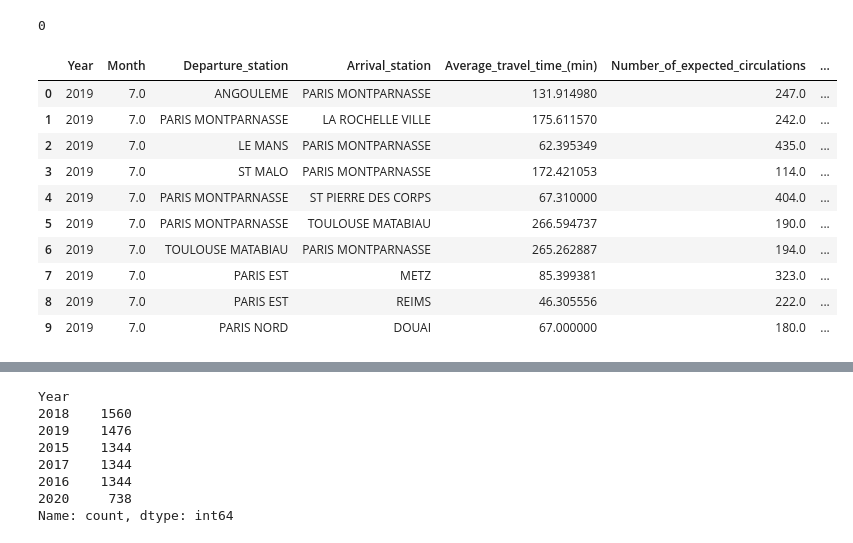
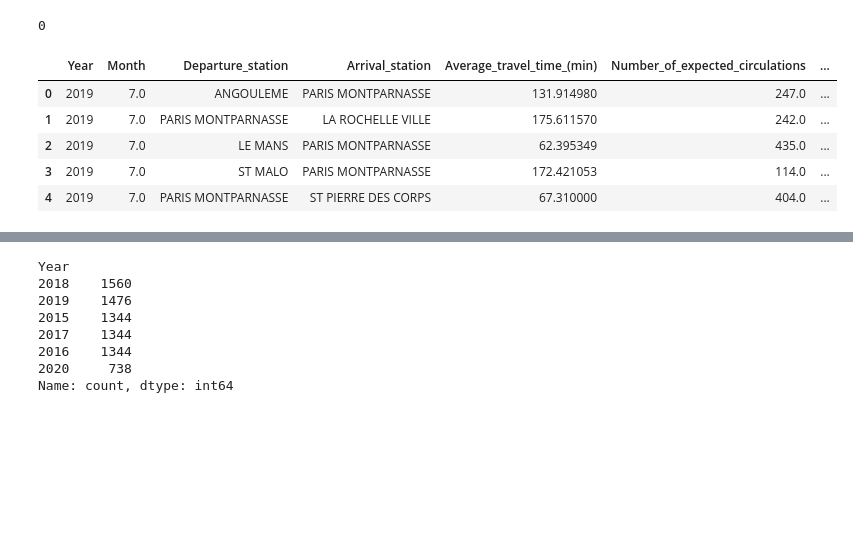
Before and after one commit to infoshareacademy/grupa_BKMMZ, a Jupyter notebook: Python/trains_notebook.ipynb, the cells around one changed output, grey strips where cells are left out. Drawn from its saved outputs; the diff is of its cells as text; code cells hidden in the pictures; blank space fills up the shorter version.

```diff
--- a/Python/trains_notebook.ipynb
+++ b/Python/trains_notebook.ipynb
@@ -25,4 +24,4 @@ ModuleNotFoundError: No module named 'DataCleainingFunctions'
 # %% [markdown]
 #### Wczytanie pliku Regularities_by_liaisons_Trains_France.csv
 # %%
-df = pd.read_csv('data/Regularities_by_liaisons_Trains_France.csv')
+df = pd.read_csv('kaggle_data/Regularities_by_liaisons_Trains_France.csv')
@@ -39,7 +40,7 @@ df.columns = df.columns.str.replace(" ", "_")
 # %% [markdown]
 #### Usunięcie 2 kolumn
 # %%
-df.drop(['Comment (optional) delays at departure', 'Comment (optional) delays on arrival'], axis=1, inplace=True)
+df.drop(['Comment_(optional)_delays_at_departure', 'Comment_(optional)_delays_on_arrival'], axis=1, inplace=True)
 # %% [markdown]
 #### Sprawdzenie czy dane są zduplikowane
 # %%
@@ -47,17 +48,12 @@ df.duplicated().sum()
 # %% [output]
 0
 # %%
-df.head(10)
+df.head()
 # %% [output]
 |  | Year | Month | Departure_station | Arrival_station | Average_travel_time_(min) | Number_of_expected_circulations | ... |
 | 0 | 2019 | 7.0 | ANGOULEME | PARIS MONTPARNASSE | 131.914980 | 247.0 | ... |
 | 1 | 2019 | 7.0 | PARIS MONTPARNASSE | LA ROCHELLE VILLE | 175.611570 | 242.0 | ... |
 | 2 | 2019 | 7.0 | LE MANS | PARIS MONTPARNASSE | 62.395349 | 435.0 | ... |
 | 3 | 2019 | 7.0 | ST MALO | PARIS MONTPARNASSE | 172.421053 | 114.0 | ... |
 | 4 | 2019 | 7.0 | PARIS MONTPARNASSE | ST PIERRE DES CORPS | 67.310000 | 404.0 | ... |
-| 5 | 2019 | 7.0 | PARIS MONTPARNASSE | TOULOUSE MATABIAU | 266.594737 | 190.0 | ... |
-| 6 | 2019 | 7.0 | TOULOUSE MATABIAU | PARIS MONTPARNASSE | 265.262887 | 194.0 | ... |
-| 7 | 2019 | 7.0 | PARIS EST | METZ | 85.399381 | 323.0 | ... |
-| 8 | 2019 | 7.0 | PARIS EST | REIMS | 46.305556 | 222.0 | ... |
-| 9 | 2019 | 7.0 | PARIS NORD | DOUAI | 67.000000 | 180.0 | ... |
 # %%
```
Also changed, not shown: parts of 21 cells of this notebook, 1 other file.
